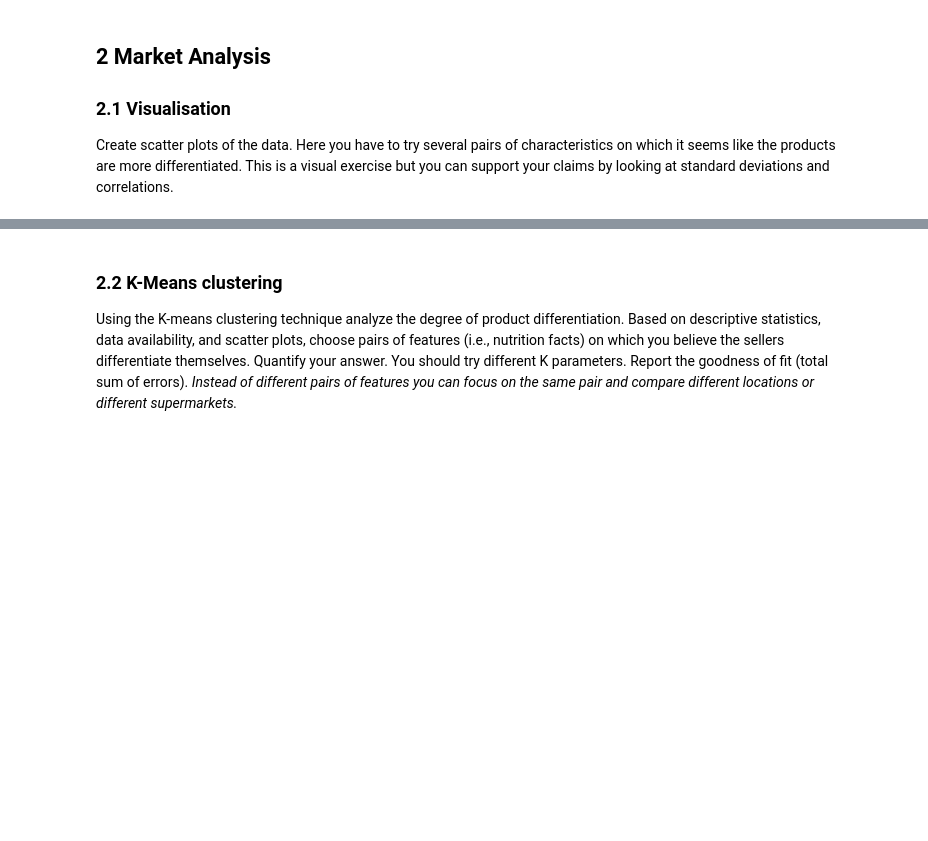
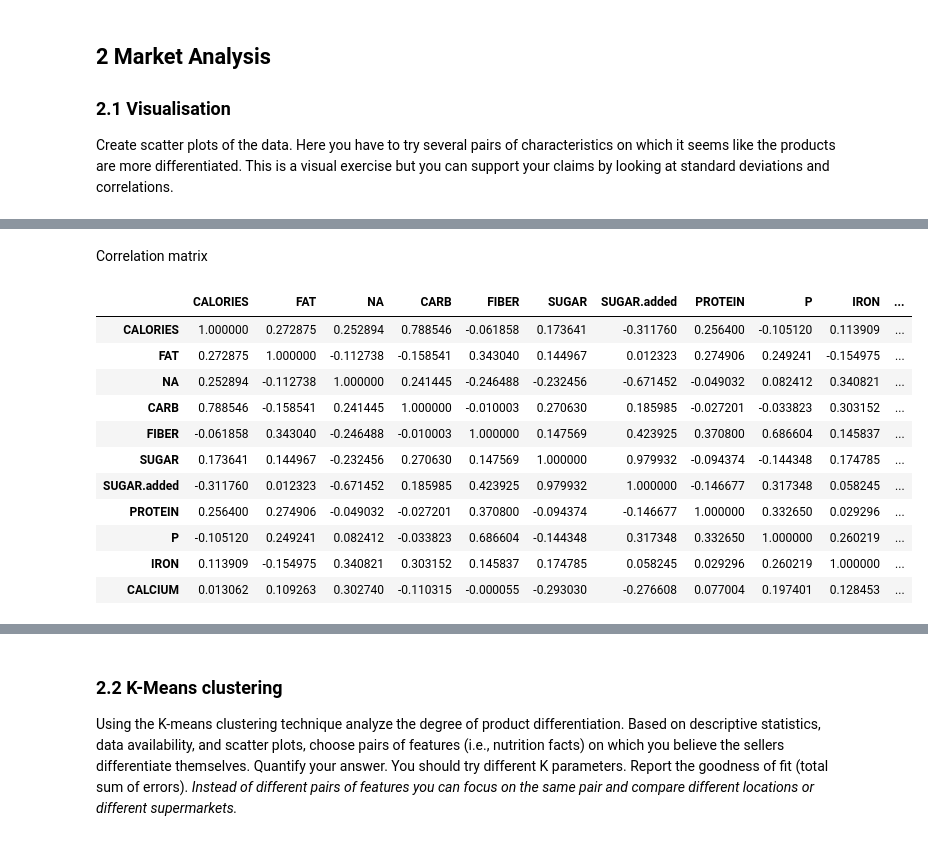
Before and after one commit to joshuamcurtis/Cereal_Project, a Jupyter notebook: Cereal Project.ipynb, the cells around one changed output, grey strips where cells are left out. Saved outputs shown, nothing was run; the diff lists cells and outputs as text; code cells hidden in the pictures; blank space fills up the shorter version.

```diff
--- a/Cereal Project.ipynb
+++ b/Cereal Project.ipynb
@@ -225,0 +187,21 @@ KeyError: 'Sugar'
+# %%
+#making a short list of nutrition facts (you can make your own!)
+
+nutrition_facts = ['CALORIES', 'FAT', 'NA', 'CARB', 'FIBER', 'SUGAR', 'SUGAR.added', 'PROTEIN', 'P', 'IRON', 'CALCIUM']
+# %% [markdown]
+Correlation matrix
+# %%
+Cereals[nutrition_facts].corr()
+# %% [output]
+|  | CALORIES | FAT | NA | CARB | FIBER | SUGAR | SUGAR.added | PROTEIN | P | IRON | ... |
+| CALORIES | 1.000000 | 0.272875 | 0.252894 | 0.788546 | -0.061858 | 0.173641 | -0.311760 | 0.256400 | -0.105120 | 0.113909 | ... |
+| FAT | 0.272875 | 1.000000 | -0.112738 | -0.158541 | 0.343040 | 0.144967 | 0.012323 | 0.274906 | 0.249241 | -0.154975 | ... |
+| NA | 0.252894 | -0.112738 | 1.000000 | 0.241445 | -0.246488 | -0.232456 | -0.671452 | -0.049032 | 0.082412 | 0.340821 | ... |
+| CARB | 0.788546 | -0.158541 | 0.241445 | 1.000000 | -0.010003 | 0.270630 | 0.185985 | -0.027201 | -0.033823 | 0.303152 | ... |
+| FIBER | -0.061858 | 0.343040 | -0.246488 | -0.010003 | 1.000000 | 0.147569 | 0.423925 | 0.370800 | 0.686604 | 0.145837 | ... |
+| SUGAR | 0.173641 | 0.144967 | -0.232456 | 0.270630 | 0.147569 | 1.000000 | 0.979932 | -0.094374 | -0.144348 | 0.174785 | ... |
+| SUGAR.added | -0.311760 | 0.012323 | -0.671452 | 0.185985 | 0.423925 | 0.979932 | 1.000000 | -0.146677 | 0.317348 | 0.058245 | ... |
+| PROTEIN | 0.256400 | 0.274906 | -0.049032 | -0.027201 | 0.370800 | -0.094374 | -0.146677 | 1.000000 | 0.332650 | 0.029296 | ... |
+| P | -0.105120 | 0.249241 | 0.082412 | -0.033823 | 0.686604 | -0.144348 | 0.317348 | 0.332650 | 1.000000 | 0.260219 | ... |
+| IRON | 0.113909 | -0.154975 | 0.340821 | 0.303152 | 0.145837 | 0.174785 | 0.058245 | 0.029296 | 0.260219 | 1.000000 | ... |
+| CALCIUM | 0.013062 | 0.109263 | 0.302740 | -0.110315 | -0.000055 | -0.293030 | -0.276608 | 0.077004 | 0.197401 | 0.128453 | ... |
```
Also changed, not shown: parts of 5 cells of this notebook.
